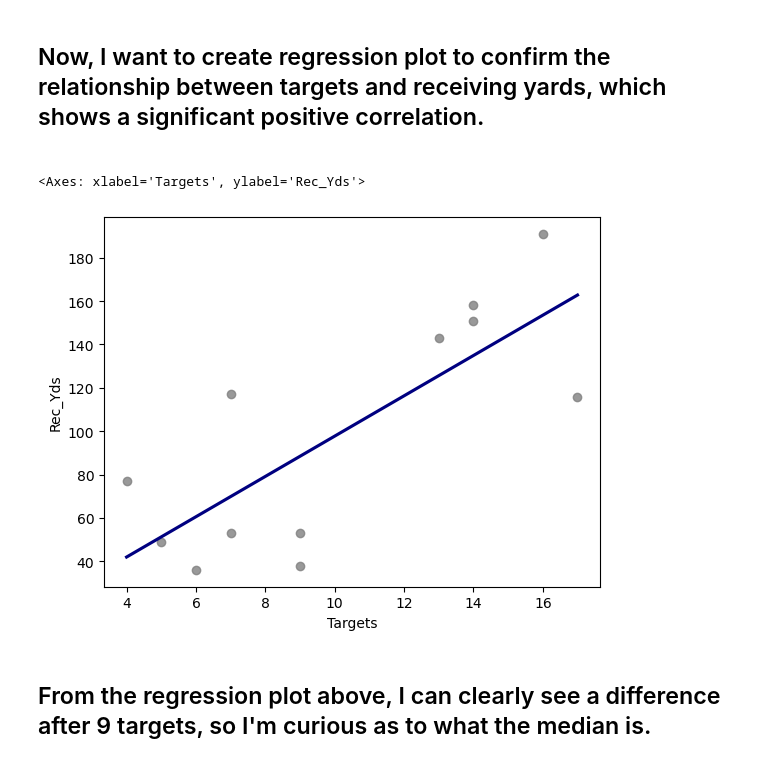
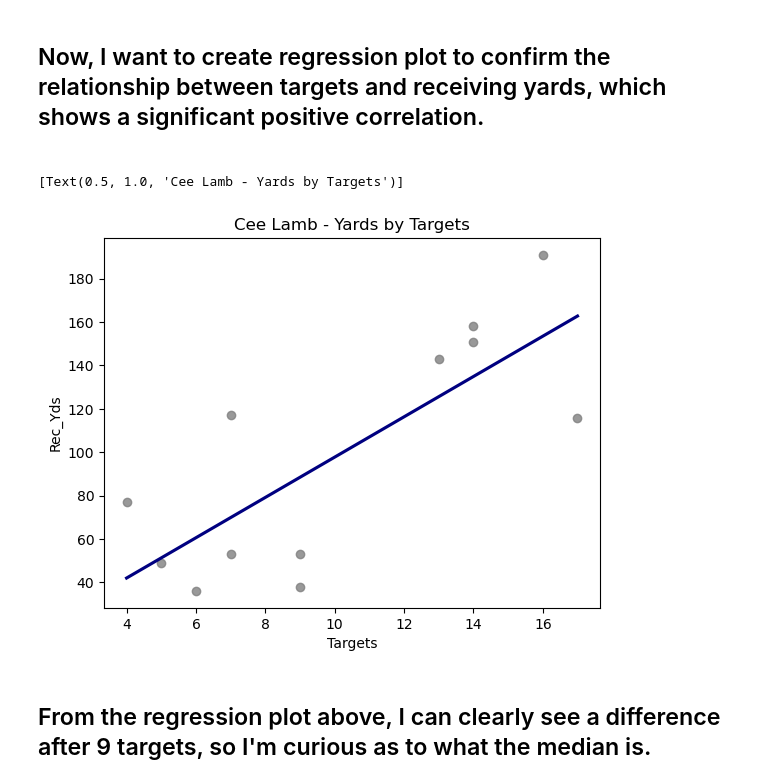
Before and after one commit to jwatts32/The-Perception-of-CeeDee-Lamb, a Jupyter notebook: CeeDee Lamb.ipynb, the cells around one changed output. Cells and saved outputs as stored; diff of their text form; code cells hidden in the pictures.

```diff
--- a/CeeDee Lamb.ipynb
+++ b/CeeDee Lamb.ipynb
@@ -132,13 +132,13 @@ display(last_6_games_avg)
 # %%
 sns.regplot(data=lamb_2023,
             x="Targets",
             y ="Rec_Yds",
             ci=None,
             #scatter_kws={"alpha": 0.25},
-            line_kws={"color": "navy"})
+            line_kws={"color": "navy"}).set(title='Cee Lamb - Yards by Targets')
 # %% [output]
-<Axes: xlabel='Targets', ylabel='Rec_Yds'>
+[Text(0.5, 1.0, 'Cee Lamb - Yards by Targets')]
-[figure, old version]
+[figure, new version]
 # %% [markdown]
 <h2>From the regression plot above, I can clearly see a difference after 9 targets, so I'm curious as to what the median is.
 # %%
```
Also changed, not shown: parts of 6 cells of this notebook.
